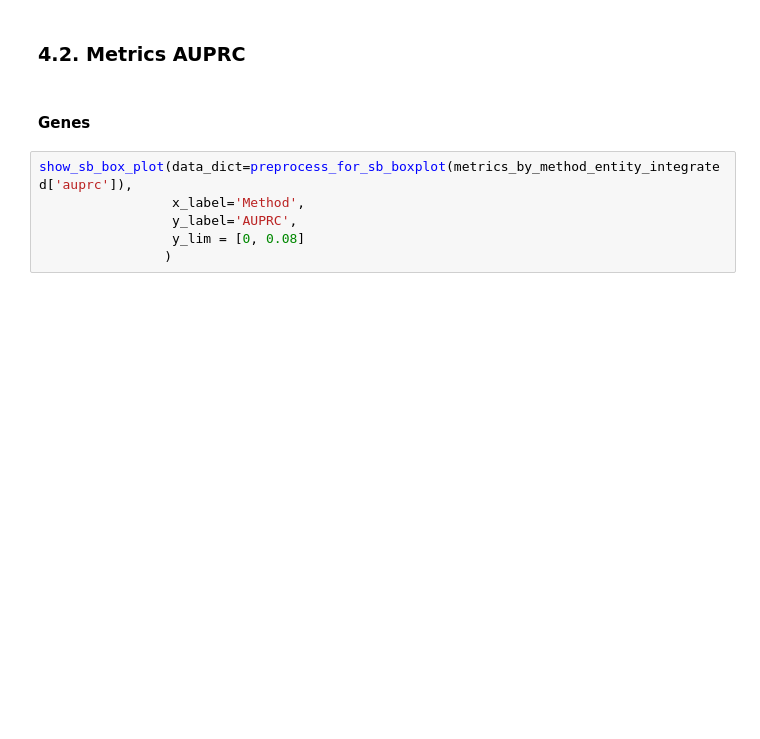
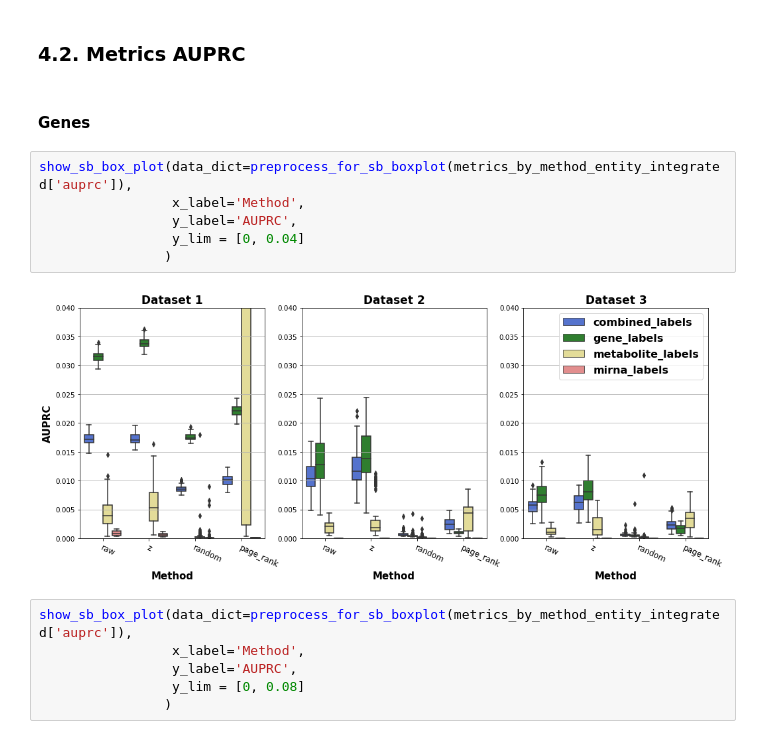
Before and after one commit to multipaths/Results, a Jupyter notebook: notebooks/evaluations/repeated_holdout/by_method.ipynb, the cells around one changed output. Drawn from its saved outputs; the diff is of its cells as text; blank space fills up the shorter version.

```diff
--- a/notebooks/evaluations/repeated_holdout/by_method.ipynb
+++ b/notebooks/evaluations/repeated_holdout/by_method.ipynb
@@ -227,6 +228,14 @@ df_wilcoxon.style.hide_index()
 ### 4.2. Metrics AUPRC
 # %% [markdown]
 #### Genes
+# %%
+show_sb_box_plot(data_dict=preprocess_for_sb_boxplot(metrics_by_method_entity_integrated['auprc']),
+                 x_label='Method',
+                 y_label='AUPRC',
+                 y_lim = [0, 0.04]
+                )
+# %% [output]
+[figure, added]
 # %%
 show_sb_box_plot(data_dict=preprocess_for_sb_boxplot(metrics_by_method_entity_integrated['auprc']),
                  x_label='Method',
```
Also changed, not shown: parts of 3 cells of this notebook.
